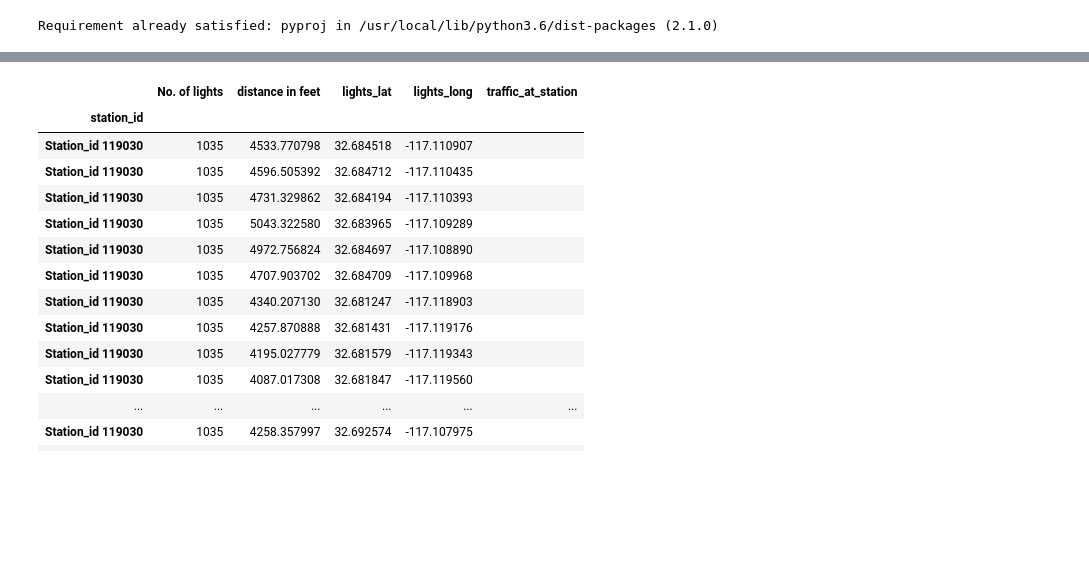
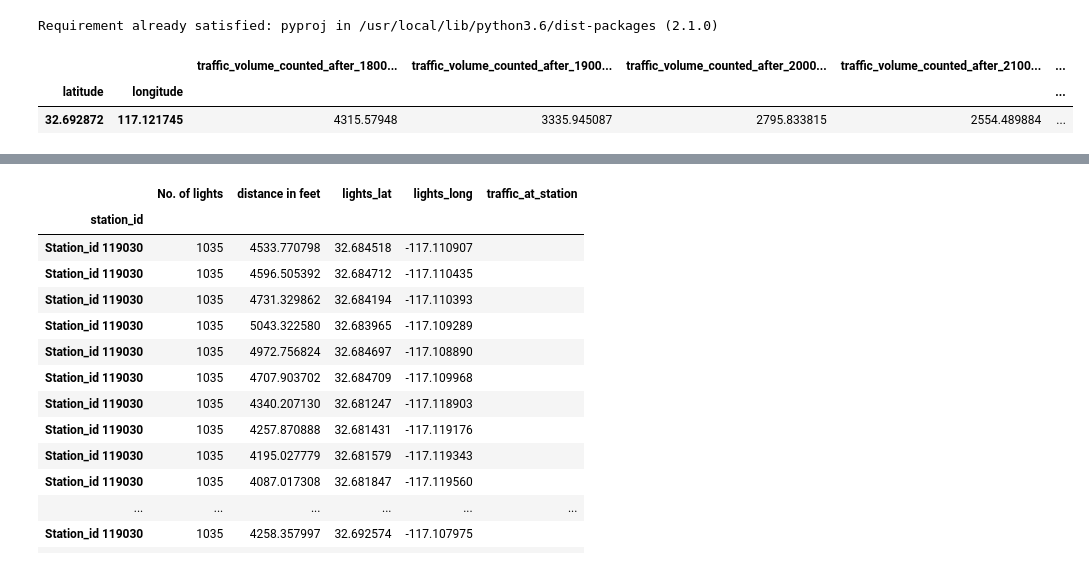
Before and after one commit to ingcoder/2019-Team-201, a Jupyter notebook: traffic_station_streetlights.ipynb, the cells around one changed output, grey strips where cells are left out. Saved outputs shown, nothing was run; the diff lists cells and outputs as text; code cells hidden in the pictures; blank space fills up the shorter version.

```diff
--- a/traffic_station_streetlights.ipynb
+++ b/traffic_station_streetlights.ipynb
@@ -6,5 +6,37 @@
 Requirement already satisfied: pyproj in /usr/local/lib/python3.6/dist-packages (2.1.0)
 # %%
 import pandas as pd
-street_locations = pd.read_csv('StreetLight_LocationsClean.csv')
+lights_locations = pd.read_csv('StreetLight_LocationsClean.csv')
+traffic_locations = pd.read_csv('sd_traffic_2015_locations.csv').set_index('station_id')
+traffic_locations.head().T
+# %%
+traffic_locations.head()
+#df = traffic_locations[traffic_locations['station_id'] == '119030']
+
+traffic_locations = traffic_locations.loc[[119030],['traffic_volume_counted_after_1800_to_1900',
+                                                    'traffic_volume_counted_after_1900_to_2000',
+                                                    'traffic_volume_counted_after_2000_to_2100',
+                                                    'traffic_volume_counted_after_2100_to_2200',
+                                                    'traffic_volume_counted_after_2200_to_2300',
+                                                    'traffic_volume_counted_after_2300_to_2400',
+                                                    'latitude',
+                                                    'longitude'
+
+                                                   ]]
+df = traffic_locations.groupby(['latitude','longitude']).mean()
+df
+
+#print(traffic_locations.index.name)
+#df = traffic_locations.loc['119030']
+#df
+
+#traffic_locations.set_index('station_id')
+#traffic_locations.set_index('station_id')
+
+#traffic_locations.groupby(['station_id'])
+#traffic_locations
+# %% [output]
+|  |  | traffic_volume_counted_after_1800... | traffic_volume_counted_after_1900... | traffic_volume_counted_after_2000... | traffic_volume_counted_after_2100... | ... |
+| latitude | longitude |  |  |  |  | ... |
+| 32.692872 | 117.121745 | 4315.57948 | 3335.945087 | 2795.833815 | 2554.489884 | ... |
 # %%
```
Also changed, not shown: parts of 2 cells of this notebook.
